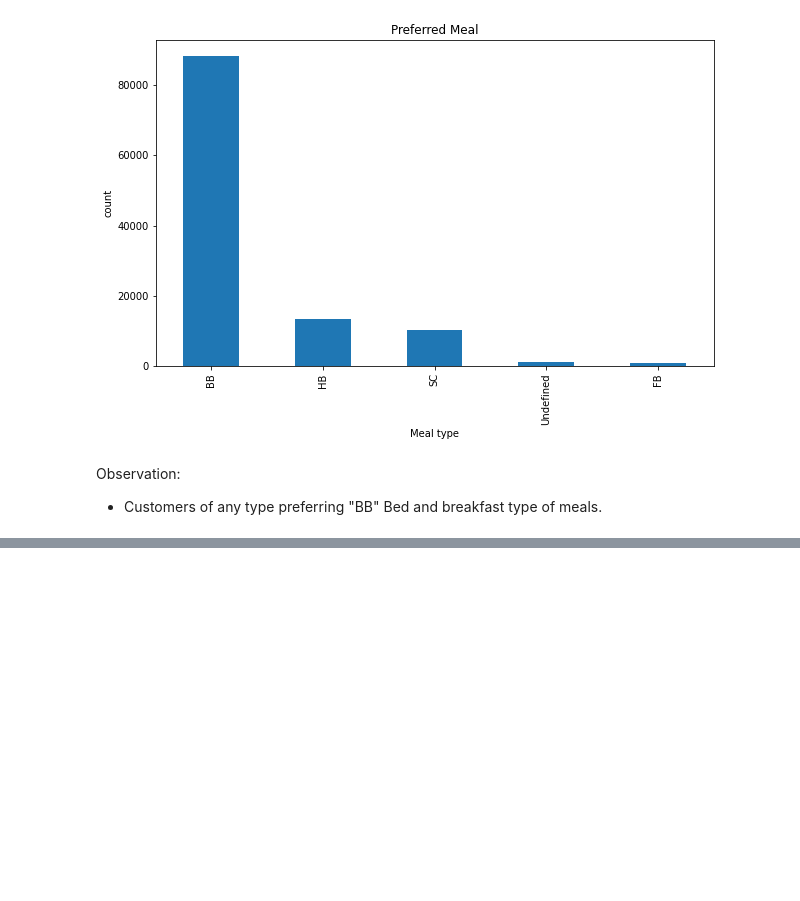
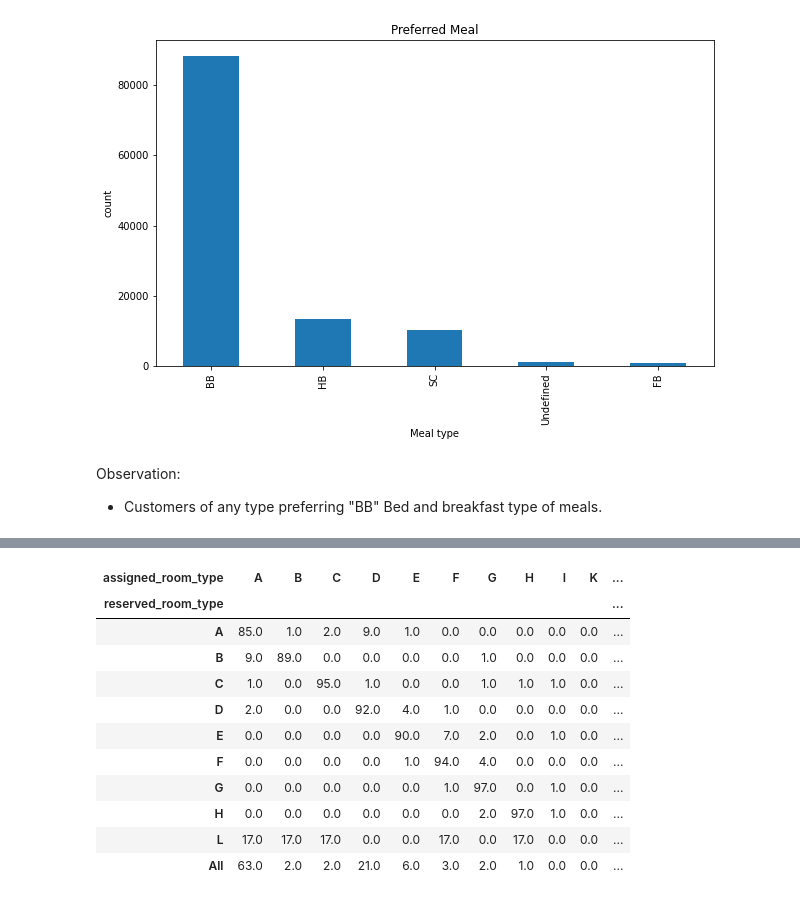
Before and after one commit to ArunPrasath1205/Exploratory-Data-Analysis-on-Hotel-Booking, a Jupyter notebook: Hotel_Bookings_analysis_G_AP.ipynb, the cells around one changed output, grey strips where cells are left out. Cells and saved outputs as stored; diff of their text form; code cells hidden in the pictures; blank space fills up the shorter version.

```diff
--- a/Hotel_Bookings_analysis_G_AP.ipynb
+++ b/Hotel_Bookings_analysis_G_AP.ipynb
@@ -580,0 +622,17 @@ Observation:
+# %%
+relation = pd.crosstab(index=df['reserved_room_type'],columns=df['assigned_room_type'],normalize='index',margins=True).round(2)*100
+# %%
+relation
+# %% [output]
+| assigned_room_type | A | B | C | D | E | F | G | H | I | K | ... |
+| reserved_room_type |  |  |  |  |  |  |  |  |  |  | ... |
+| A | 85.0 | 1.0 | 2.0 | 9.0 | 1.0 | 0.0 | 0.0 | 0.0 | 0.0 | 0.0 | ... |
+| B | 9.0 | 89.0 | 0.0 | 0.0 | 0.0 | 0.0 | 1.0 | 0.0 | 0.0 | 0.0 | ... |
+| C | 1.0 | 0.0 | 95.0 | 1.0 | 0.0 | 0.0 | 1.0 | 1.0 | 1.0 | 0.0 | ... |
+| D | 2.0 | 0.0 | 0.0 | 92.0 | 4.0 | 1.0 | 0.0 | 0.0 | 0.0 | 0.0 | ... |
+| E | 0.0 | 0.0 | 0.0 | 0.0 | 90.0 | 7.0 | 2.0 | 0.0 | 1.0 | 0.0 | ... |
+| F | 0.0 | 0.0 | 0.0 | 0.0 | 1.0 | 94.0 | 4.0 | 0.0 | 0.0 | 0.0 | ... |
+| G | 0.0 | 0.0 | 0.0 | 0.0 | 0.0 | 1.0 | 97.0 | 0.0 | 1.0 | 0.0 | ... |
+| H | 0.0 | 0.0 | 0.0 | 0.0 | 0.0 | 0.0 | 2.0 | 97.0 | 1.0 | 0.0 | ... |
+| L | 17.0 | 17.0 | 17.0 | 0.0 | 0.0 | 17.0 | 0.0 | 17.0 | 0.0 | 0.0 | ... |
+| All | 63.0 | 2.0 | 2.0 | 21.0 | 6.0 | 3.0 | 2.0 | 1.0 | 0.0 | 0.0 | ... |
```
Also changed, not shown: parts of 11 cells of this notebook.
